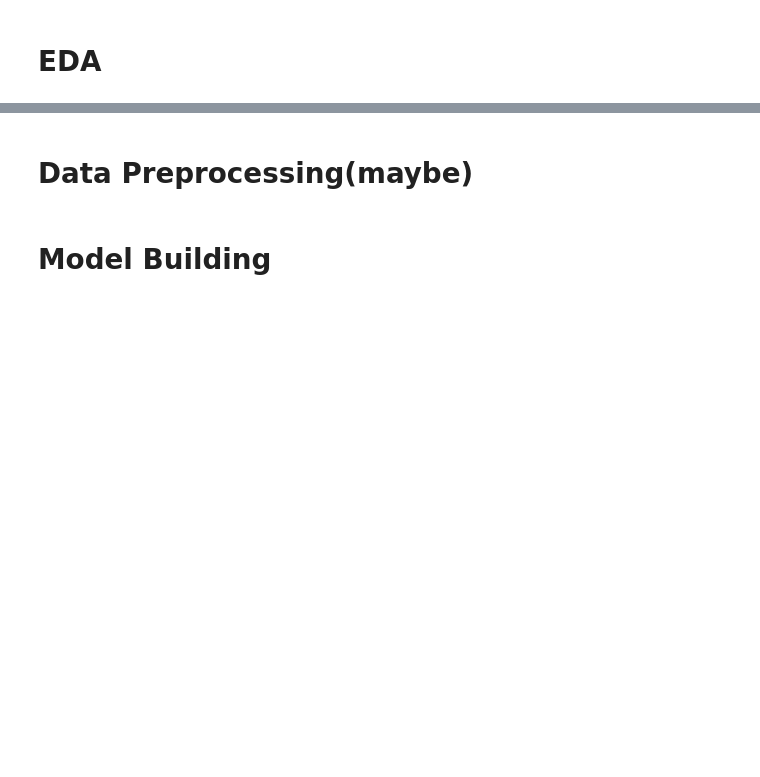
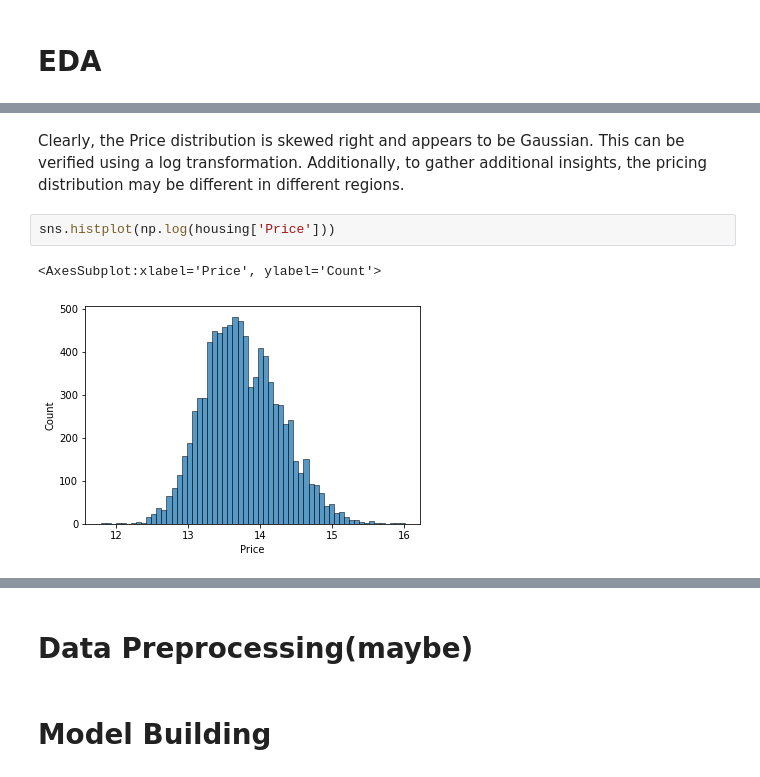
Before and after one commit to LuK413/melb-housing, a Jupyter notebook: melb-housing-analysis.ipynb, the cells around one changed output, grey strips where cells are left out. Drawn from its saved outputs; the diff is of its cells as text; blank space fills up the shorter version.

```diff
--- a/melb-housing-analysis.ipynb
+++ b/melb-housing-analysis.ipynb
@@ -124,0 +202,7 @@ Additionally, there's some work in modifying some of the text and date features
+# %% [markdown]
+Clearly, the Price distribution is skewed right and appears to be Gaussian. This can be verified using a log transformation. Additionally, to gather additional insights, the pricing distribution may be different in different regions.
+# %%
+sns.histplot(np.log(housing['Price']))
+# %% [output]
+<AxesSubplot:xlabel='Price', ylabel='Count'>
+[figure, added]
```
Also changed, not shown: parts of 39 cells of this notebook, 1 other file.
